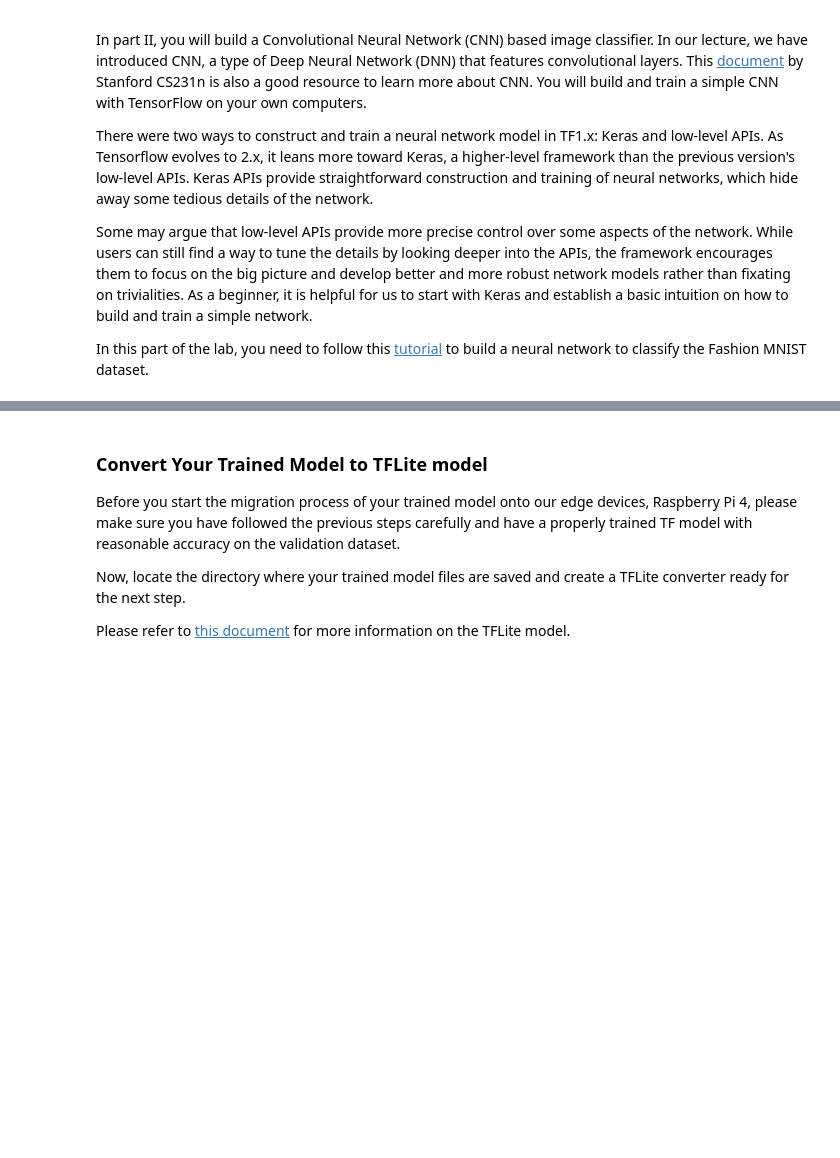
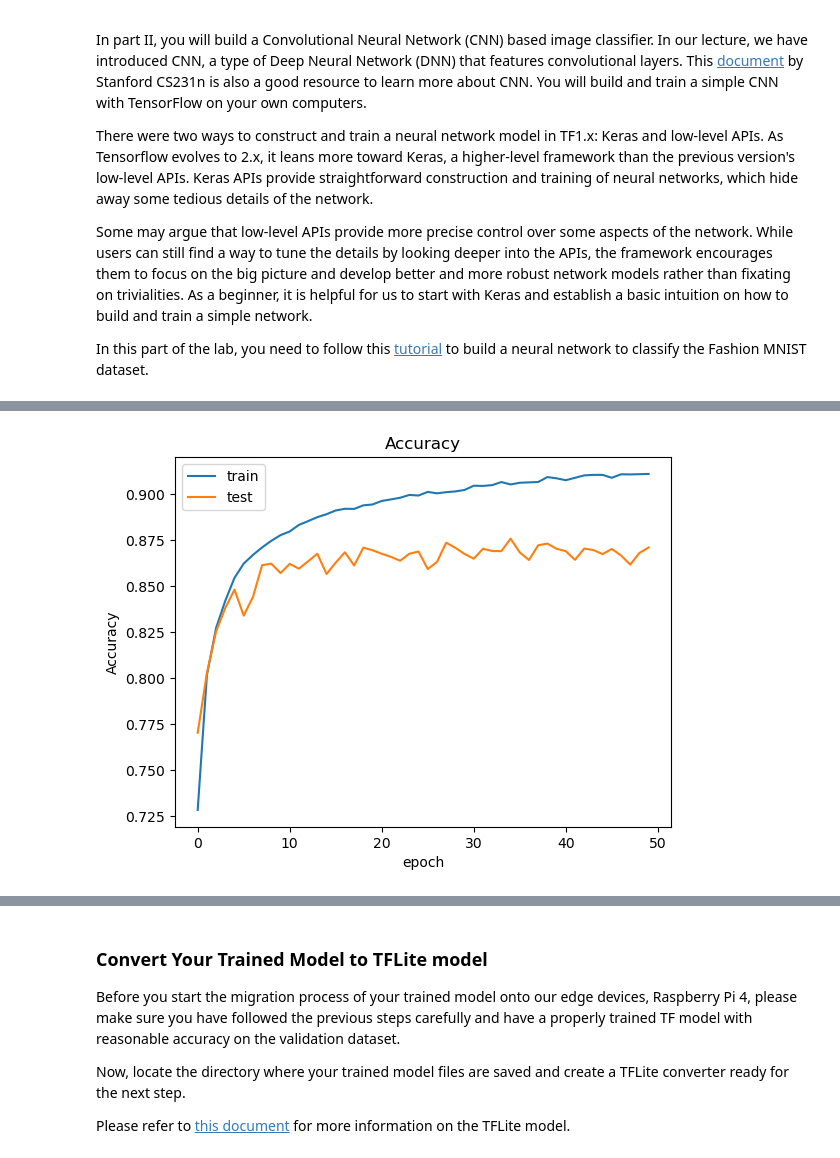
Before and after one commit to noahbreit/ECE479, a Jupyter notebook: lab2/Lab2-clean-copy.ipynb, the cells around one changed output, grey strips where cells are left out. Drawn from its saved outputs; the diff is of its cells as text; code cells hidden in the pictures; blank space fills up the shorter version.

Commit message:
Update Lab2-clean-copy.ipynb
changes to accuracy and plotting

```diff
--- a/lab2/Lab2-clean-copy.ipynb
+++ b/lab2/Lab2-clean-copy.ipynb
@@ -201,15 +201,17 @@ plt.show()
 # 2. Build, Train, and Evaluate
 model = tf.keras.Sequential([
     tf.keras.layers.Flatten(input_shape=(28, 28)),
-    tf.keras.layers.Dense(128, activation='relu'),
+    tf.keras.layers.Dense(64, activation='swish'),
+    tf.keras.layers.Dense(128, activation='swish'),
+    tf.keras.layers.Dense(256, activation='swish'),
     tf.keras.layers.Dense(10)
 ])
-
-model.compile(optimizer='adam',
+optimizer = tf.keras.optimizers.Adam(learning_rate=0.0005)
+model.compile(optimizer=optimizer,
               loss=tf.keras.losses.SparseCategoricalCrossentropy(from_logits=True),
               metrics=['accuracy'])
 
-model.fit(train_images, train_labels, epochs=10)
+history = model.fit(train_images, train_labels, epochs=50, validation_data = (test_images, test_labels))
 
 test_loss, test_acc = model.evaluate(test_images,  test_labels, verbose=2)
 
@@ -234,0 +257,11 @@ Test accuracy: 0.814
+# %%
+#For Accuracy
+plt.plot(history.history['accuracy'])
+plt.plot(history.history['val_accuracy'])
+plt.title('Accuracy')
+plt.ylabel('Accuracy')
+plt.xlabel ('epoch')
+plt.legend(['train', 'test'], loc= 'upper left')
+plt.show()
+# %% [output]
+[figure, added]
```
Also changed, not shown: parts of 6 cells of this notebook.
